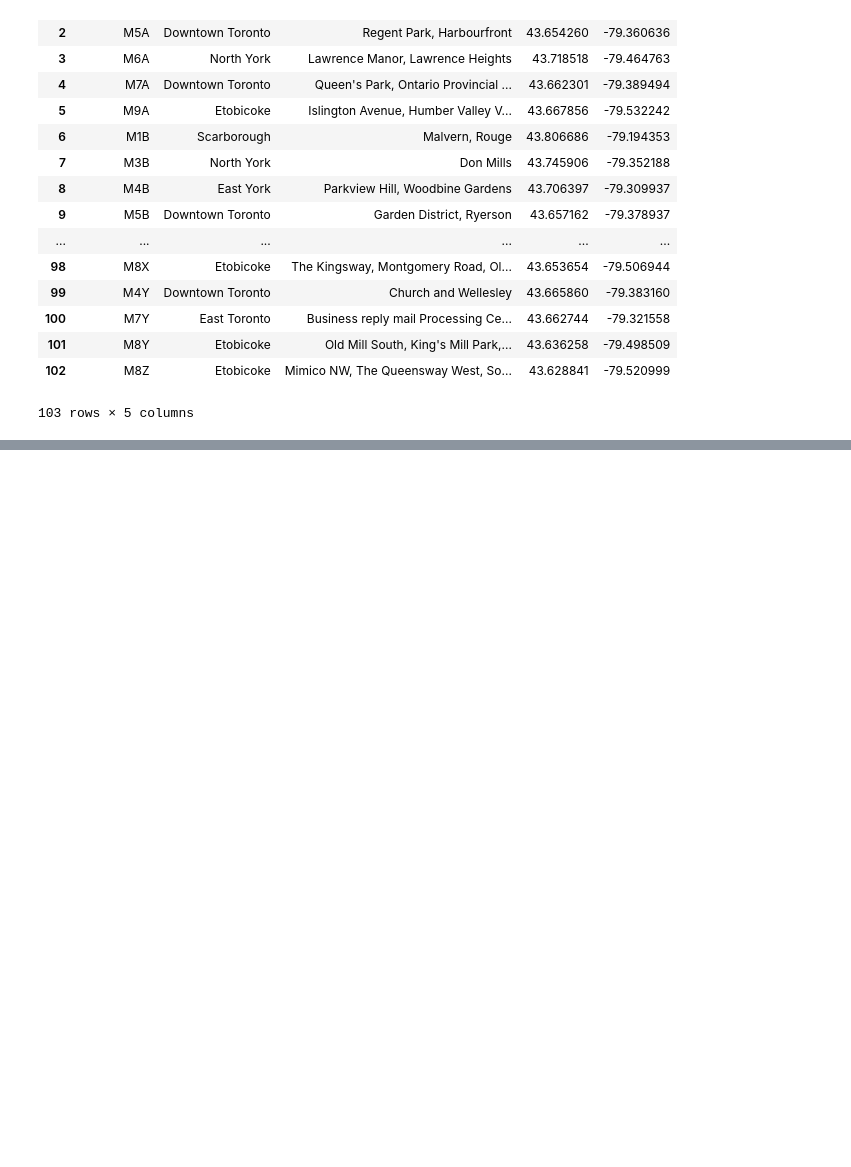
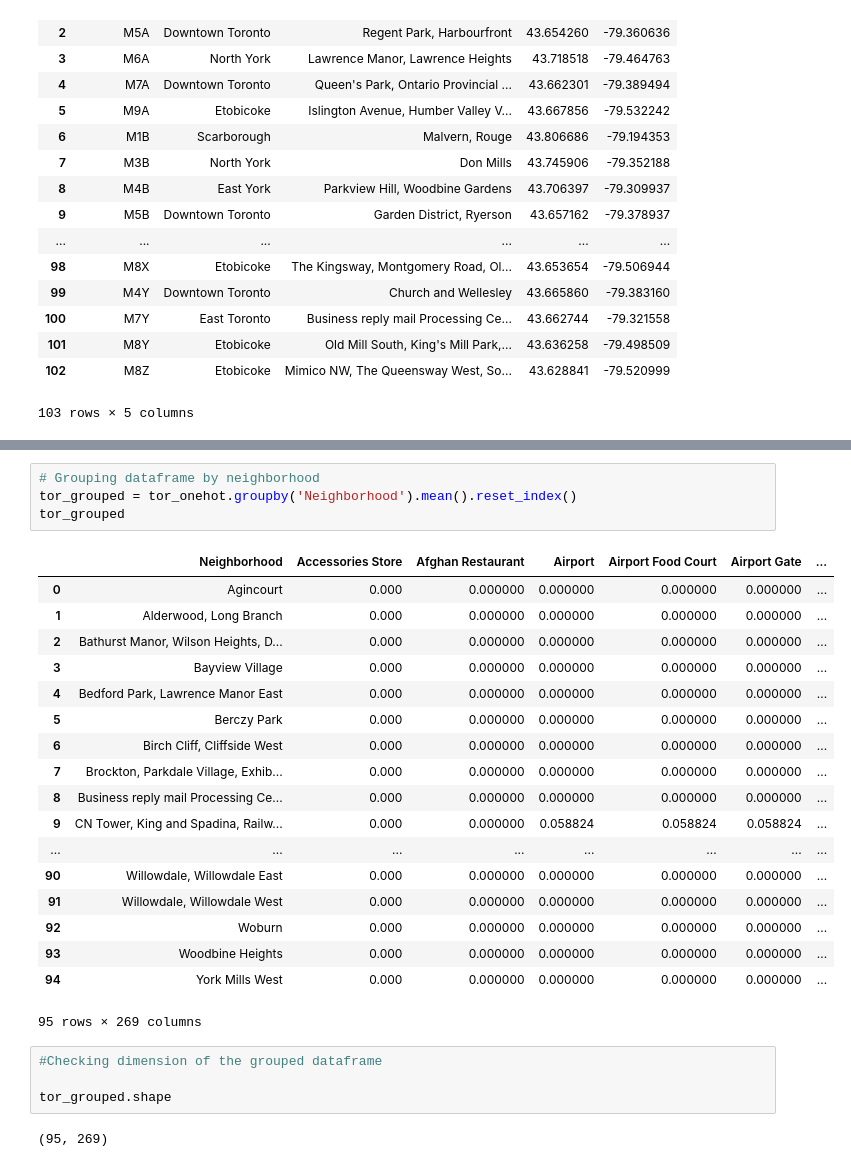
Before and after one commit to sumanahs/Github-example, a Jupyter notebook: Toronto neighbourhood.ipynb, the cells around one changed output, grey strips where cells are left out. Saved outputs shown, nothing was run; the diff lists cells and outputs as text; blank space fills up the shorter version.

```diff
--- a/Toronto neighbourhood.ipynb
+++ b/Toronto neighbourhood.ipynb
@@ -218,0 +527,29 @@ df2
+# %%
+# Grouping dataframe by neighborhood
+tor_grouped = tor_onehot.groupby('Neighborhood').mean().reset_index()
+tor_grouped
+# %% [output]
+|  | Neighborhood | Accessories Store | Afghan Restaurant | Airport | Airport Food Court | Airport Gate | ... |
+| 0 | Agincourt | 0.000 | 0.000000 | 0.000000 | 0.000000 | 0.000000 | ... |
+| 1 | Alderwood, Long Branch | 0.000 | 0.000000 | 0.000000 | 0.000000 | 0.000000 | ... |
+| 2 | Bathurst Manor, Wilson Heights, D... | 0.000 | 0.000000 | 0.000000 | 0.000000 | 0.000000 | ... |
+| 3 | Bayview Village | 0.000 | 0.000000 | 0.000000 | 0.000000 | 0.000000 | ... |
+| 4 | Bedford Park, Lawrence Manor East | 0.000 | 0.000000 | 0.000000 | 0.000000 | 0.000000 | ... |
+| 5 | Berczy Park | 0.000 | 0.000000 | 0.000000 | 0.000000 | 0.000000 | ... |
+| 6 | Birch Cliff, Cliffside West | 0.000 | 0.000000 | 0.000000 | 0.000000 | 0.000000 | ... |
+| 7 | Brockton, Parkdale Village, Exhib... | 0.000 | 0.000000 | 0.000000 | 0.000000 | 0.000000 | ... |
+| 8 | Business reply mail Processing Ce... | 0.000 | 0.000000 | 0.000000 | 0.000000 | 0.000000 | ... |
+| 9 | CN Tower, King and Spadina, Railw... | 0.000 | 0.000000 | 0.058824 | 0.058824 | 0.058824 | ... |
+| ... | ... | ... | ... | ... | ... | ... | ... |
+| 90 | Willowdale, Willowdale East | 0.000 | 0.000000 | 0.000000 | 0.000000 | 0.000000 | ... |
+| 91 | Willowdale, Willowdale West | 0.000 | 0.000000 | 0.000000 | 0.000000 | 0.000000 | ... |
+| 92 | Woburn | 0.000 | 0.000000 | 0.000000 | 0.000000 | 0.000000 | ... |
+| 93 | Woodbine Heights | 0.000 | 0.000000 | 0.000000 | 0.000000 | 0.000000 | ... |
+| 94 | York Mills West | 0.000 | 0.000000 | 0.000000 | 0.000000 | 0.000000 | ... |
+95 rows × 269 columns
+# %%
+#Checking dimension of the grouped dataframe
+
+tor_grouped.shape
+# %% [output]
+(95, 269)
```
Also changed, not shown: parts of 28 cells of this notebook.
